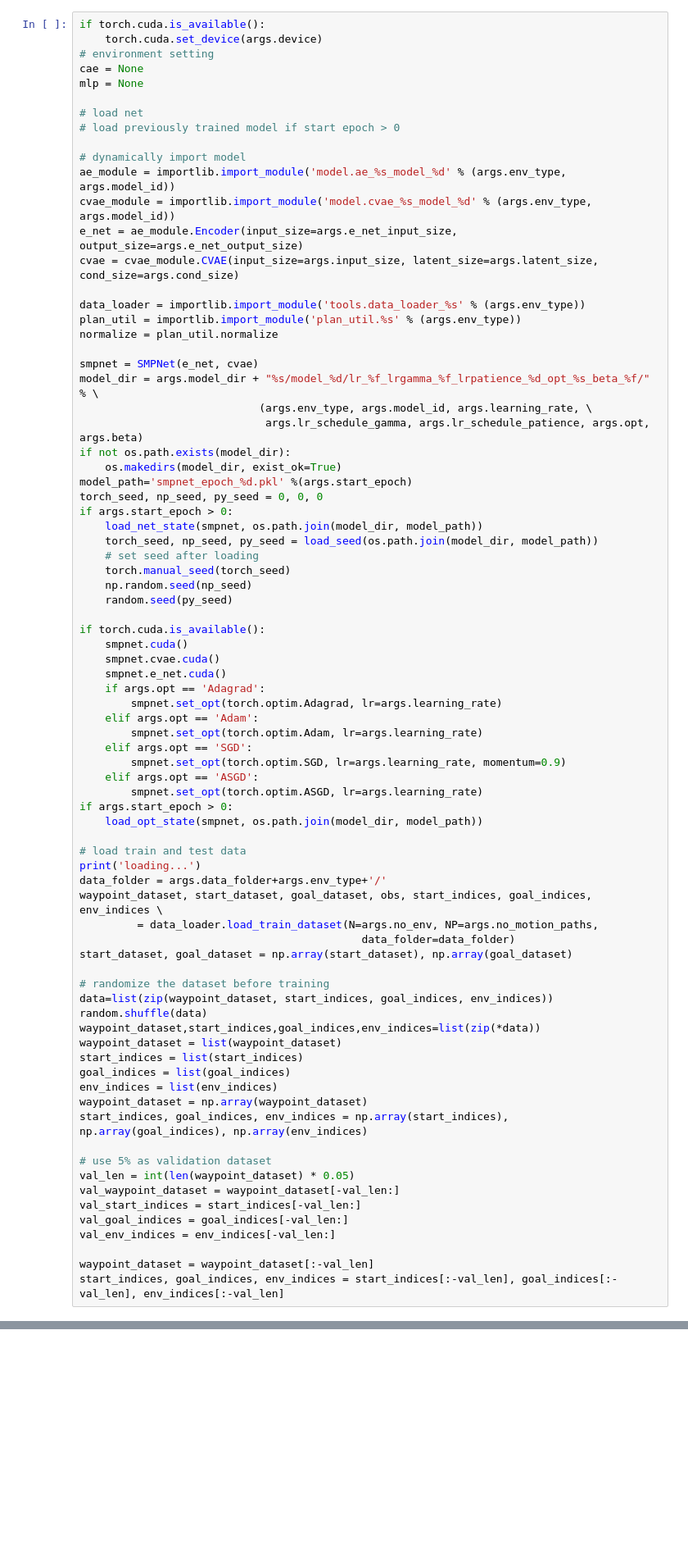
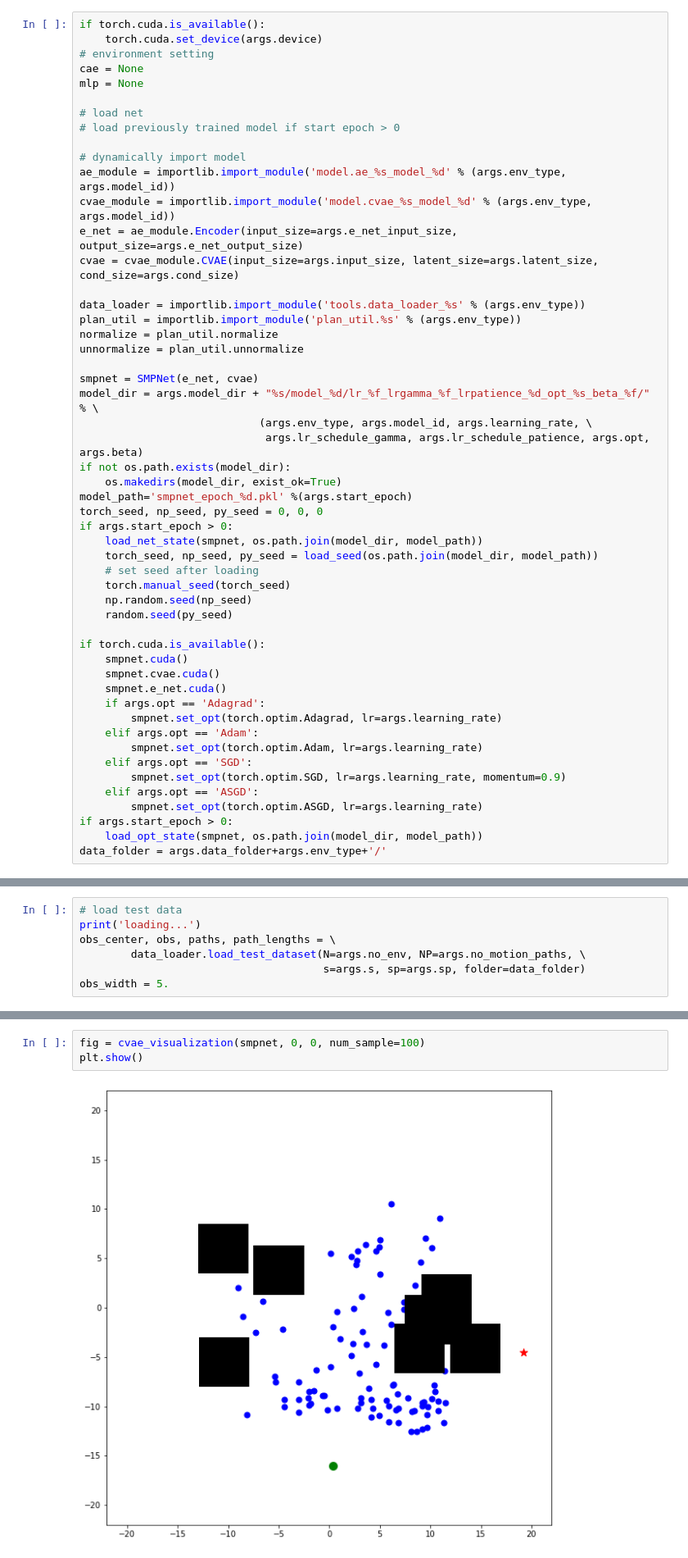
Before and after one commit to MiaoDragon/CSE535-Learning-Based-Motion-Planning-Using-Conditional-Variational-Autoencoder, a Jupyter notebook: cvae-planning/s2d_visualization.ipynb, the cells around one changed output, grey strips where cells are left out. Shown at 82% size. Cells and saved outputs as stored; diff of their text form; blank space fills up the shorter version.

Commit message:
added visualization

```diff
--- a/cvae-planning/s2d_visualization.ipynb
+++ b/cvae-planning/s2d_visualization.ipynb
@@ -69,6 +72,7 @@ cvae = cvae_module.CVAE(input_size=args.input_size, latent_size=args.latent_size
 data_loader = importlib.import_module('tools.data_loader_%s' % (args.env_type))
 plan_util = importlib.import_module('plan_util.%s' % (args.env_type))
 normalize = plan_util.normalize
+unnormalize = plan_util.unnormalize
 
 smpnet = SMPNet(e_net, cvae)
 model_dir = args.model_dir + "%s/model_%d/lr_%f_lrgamma_%f_lrpatience_%d_opt_%s_beta_%f/" % \
@@ -100,32 +104,4 @@ if torch.cuda.is_available():
         smpnet.set_opt(torch.optim.ASGD, lr=args.learning_rate)
 if args.start_epoch > 0:
     load_opt_state(smpnet, os.path.join(model_dir, model_path))
-
-# load train and test data
-print('loading...')
 data_folder = args.data_folder+args.env_type+'/'
-waypoint_dataset, start_dataset, goal_dataset, obs, start_indices, goal_indices, env_indices \
-         = data_loader.load_train_dataset(N=args.no_env, NP=args.no_motion_paths,
-                                            data_folder=data_folder)
-start_dataset, goal_dataset = np.array(start_dataset), np.array(goal_dataset)
-
-# randomize the dataset before training
-data=list(zip(waypoint_dataset, start_indices, goal_indices, env_indices))
-random.shuffle(data)
-waypoint_dataset,start_indices,goal_indices,env_indices=list(zip(*data))
-waypoint_dataset = list(waypoint_dataset)
-start_indices = list(start_indices)
-goal_indices = list(goal_indices)
-env_indices = list(env_indices)
-waypoint_dataset = np.array(waypoint_dataset)
-start_indices, goal_indices, env_indices = np.array(start_indices), np.array(goal_indices), np.array(env_indices)
-
-# use 5% as validation dataset
-val_len = int(len(waypoint_dataset) * 0.05)
-val_waypoint_dataset = waypoint_dataset[-val_len:]
-val_start_indices = start_indices[-val_len:]
-val_goal_indices = goal_indices[-val_len:]
-val_env_indices = env_indices[-val_len:]
-
-waypoint_dataset = waypoint_dataset[:-val_len]
-start_indices, goal_indices, env_indices = start_indices[:-val_len], goal_indices[:-val_len], env_indices[:-val_len]
@@ -131,0 +152,7 @@ start_indices, goal_indices, env_indices = start_indices[:-val_len], goal_indice
+# %%
+# load test data
+print('loading...')
+obs_center, obs, paths, path_lengths = \
+        data_loader.load_test_dataset(N=args.no_env, NP=args.no_motion_paths, \
+                                      s=args.s, sp=args.sp, folder=data_folder)
+obs_width = 5.
@@ -131,0 +211,5 @@ start_indices, goal_indices, env_indices = start_indices[:-val_len], goal_indice
+# %%
+fig = cvae_visualization(smpnet, 0, 0, num_sample=100)
+plt.show()
+# %% [output]
+[figure, added]
```
Also changed, not shown: parts of 10 cells of this notebook, 3 other files.
